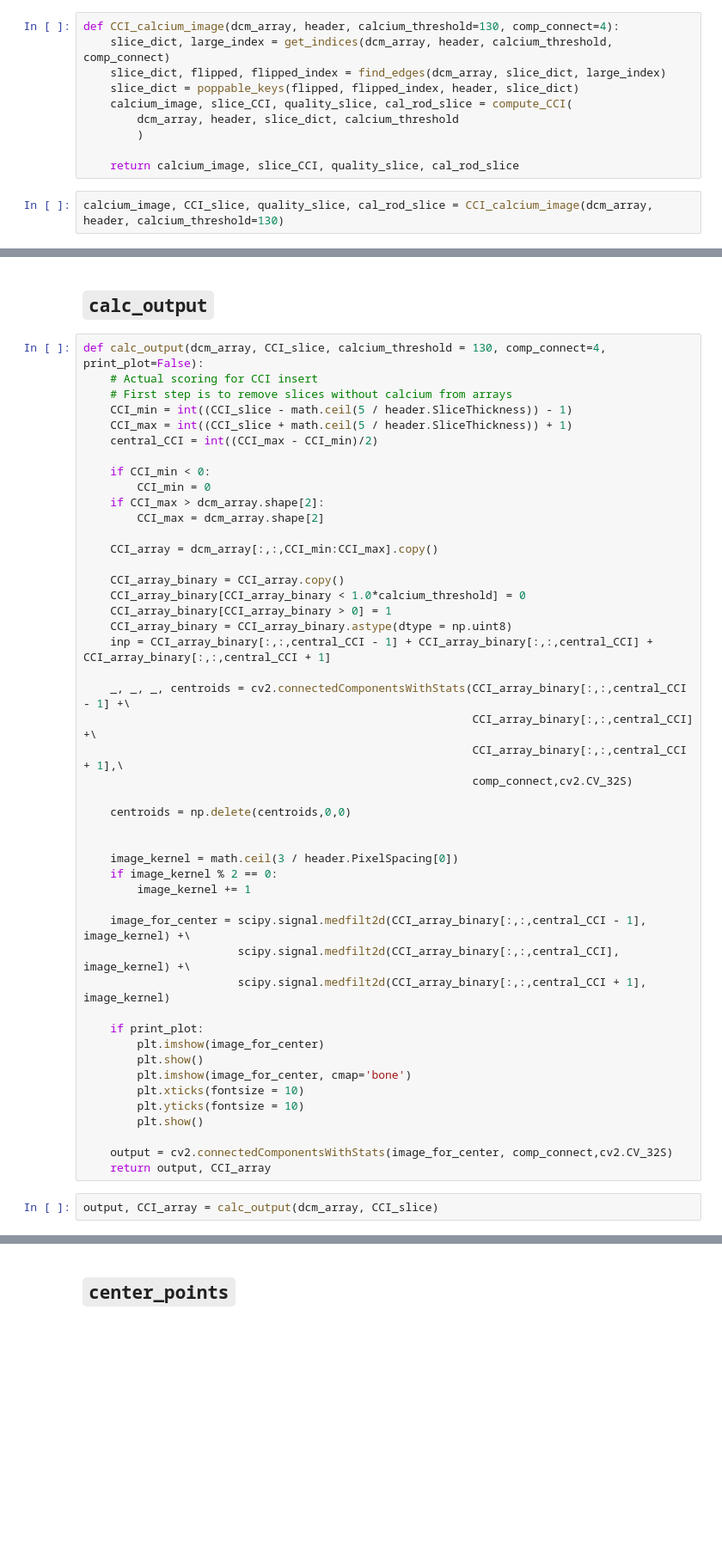
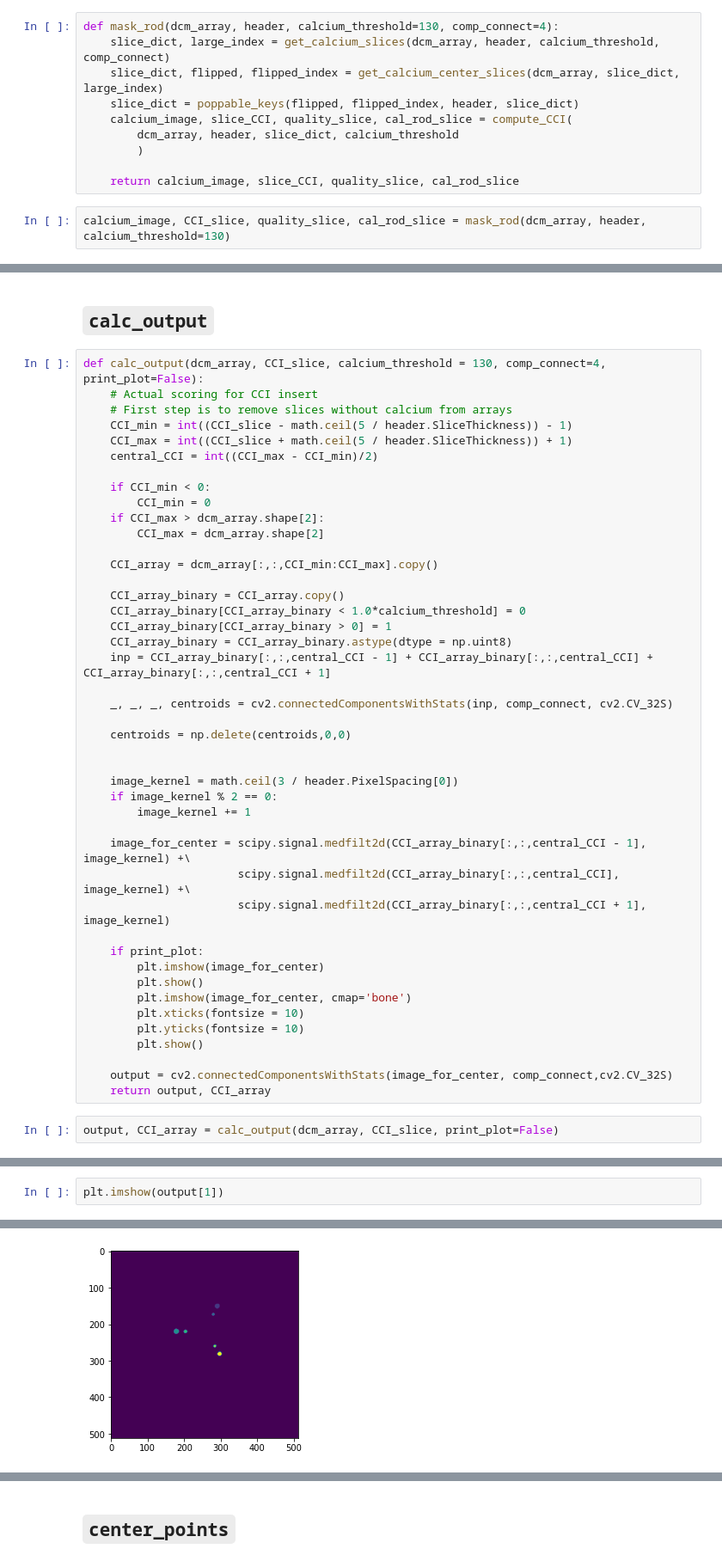
Before and after one commit to MolloiLab/CAC-stanford-data, a Jupyter notebook: python/segmentation/segmentation.ipynb, the cells around one changed output, grey strips where cells are left out. Shown at 86% size. Saved outputs shown, nothing was run; the diff lists cells and outputs as text; blank space fills up the shorter version.

```diff
--- a/python/segmentation/segmentation.ipynb
+++ b/python/segmentation/segmentation.ipynb
@@ -431,7 +447,7 @@ plt.imshow(calcium_image[:, :, 10], cmap="gray")
 # %%
-def CCI_calcium_image(dcm_array, header, calcium_threshold=130, comp_connect=4):
-    slice_dict, large_index = get_indices(dcm_array, header, calcium_threshold, comp_connect)
-    slice_dict, flipped, flipped_index = find_edges(dcm_array, slice_dict, large_index)
+def mask_rod(dcm_array, header, calcium_threshold=130, comp_connect=4):
+    slice_dict, large_index = get_calcium_slices(dcm_array, header, calcium_threshold, comp_connect)
+    slice_dict, flipped, flipped_index = get_calcium_center_slices(dcm_array, slice_dict, large_index)
     slice_dict = poppable_keys(flipped, flipped_index, header, slice_dict)
     calcium_image, slice_CCI, quality_slice, cal_rod_slice = compute_CCI(
         dcm_array, header, slice_dict, calcium_threshold
@@ -439,5 +455,5 @@ def CCI_calcium_image(dcm_array, header, calcium_threshold=130, comp_connect=4):
 
     return calcium_image, slice_CCI, quality_slice, cal_rod_slice
 # %%
-calcium_image, CCI_slice, quality_slice, cal_rod_slice = CCI_calcium_image(dcm_array, header, calcium_threshold=130)
+calcium_image, CCI_slice, quality_slice, cal_rod_slice = mask_rod(dcm_array, header, calcium_threshold=130)
 # %%
@@ -505,10 +521,7 @@ def calc_output(dcm_array, CCI_slice, calcium_threshold = 130, comp_connect=4, p
     CCI_array_binary = CCI_array_binary.astype(dtype = np.uint8)
     inp = CCI_array_binary[:,:,central_CCI - 1] + CCI_array_binary[:,:,central_CCI] + CCI_array_binary[:,:,central_CCI + 1]
 
-    _, _, _, centroids = cv2.connectedComponentsWithStats(CCI_array_binary[:,:,central_CCI - 1] +\
-                                                          CCI_array_binary[:,:,central_CCI] +\
-                                                          CCI_array_binary[:,:,central_CCI + 1],\
-                                                          comp_connect,cv2.CV_32S)
+    _, _, _, centroids = cv2.connectedComponentsWithStats(inp, comp_connect, cv2.CV_32S)
 
     centroids = np.delete(centroids,0,0)
 
@@ -532,7 +545,7 @@ def calc_output(dcm_array, CCI_slice, calcium_threshold = 130, comp_connect=4, p
     output = cv2.connectedComponentsWithStats(image_for_center, comp_connect,cv2.CV_32S)
     return output, CCI_array
 # %%
-output, CCI_array = calc_output(dcm_array, CCI_slice)
+output, CCI_array = calc_output(dcm_array, CCI_slice, print_plot=False)
 # %%
 output
 # %% [output]
@@ -555,0 +569,3 @@ output
+# %%
+plt.imshow(output[1])
+# %% [output]
@@ -555,0 +573 @@ output
+[figure, added]
```
Also changed, not shown: parts of 40 cells of this notebook, 4 other files.
